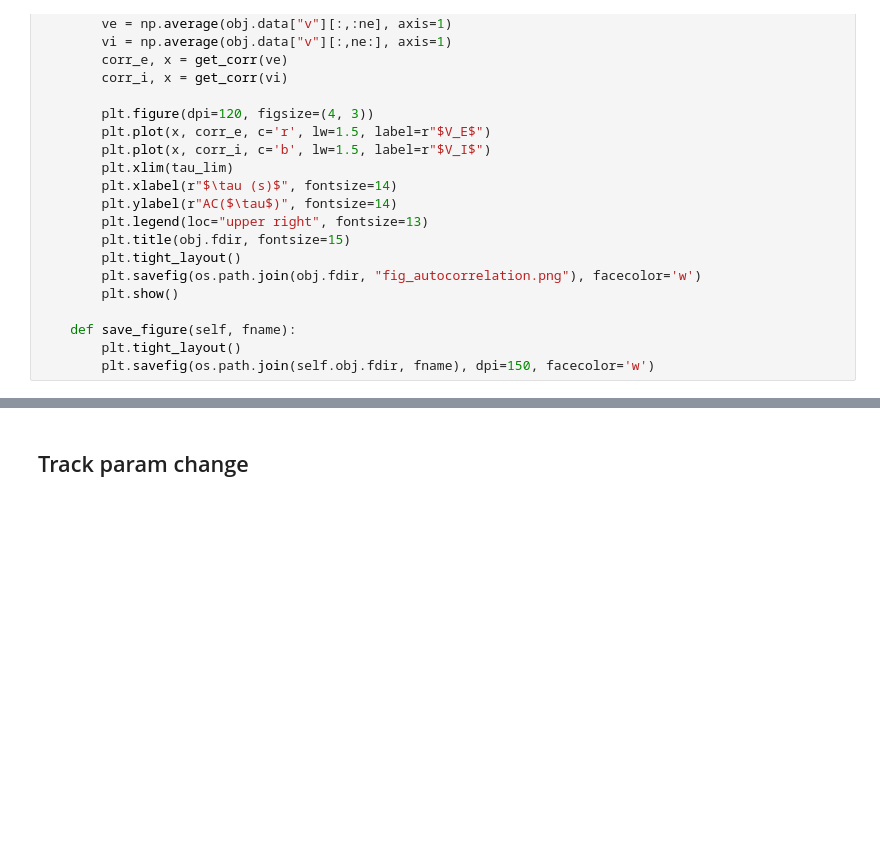
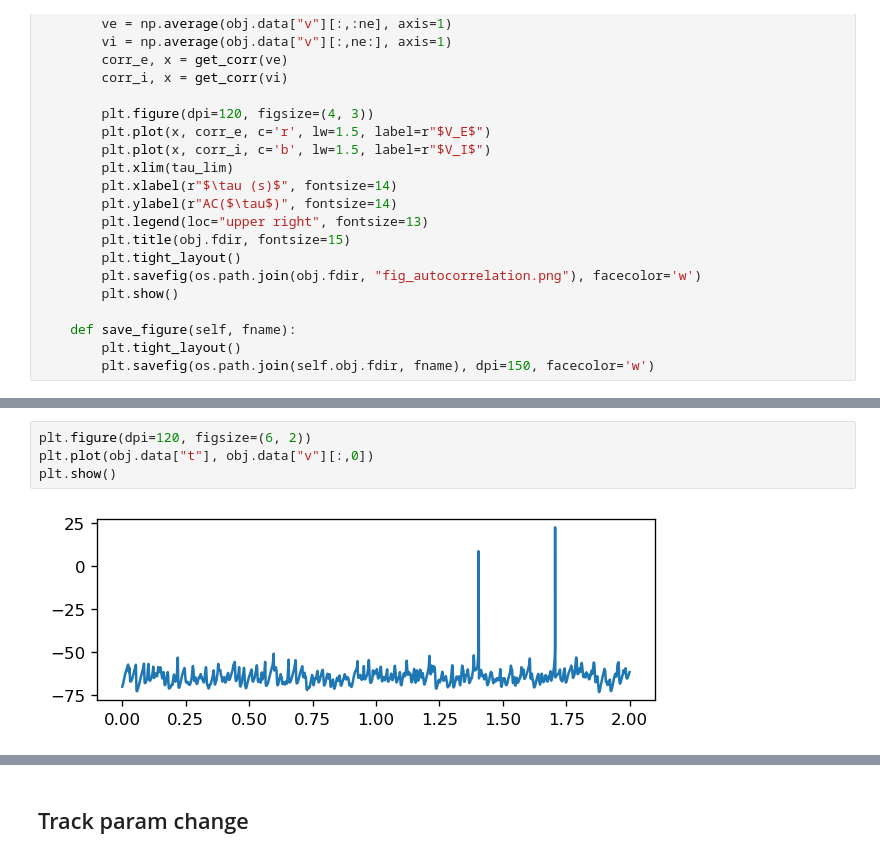
Before and after one commit to jyKim-97/hh_neuralnet, a Jupyter notebook: ei_wb_pop/view.ipynb, the cells around one changed output, grey strips where cells are left out. Drawn from its saved outputs; the diff is of its cells as text; blank space fills up the shorter version.

```diff
--- a/ei_wb_pop/view.ipynb
+++ b/ei_wb_pop/view.ipynb
@@ -229,0 +241,6 @@ visu.draw_ac(tau_lim=(-0.5, 0.5))
+# %%
+plt.figure(dpi=120, figsize=(6, 2))
+plt.plot(obj.data["t"], obj.data["v"][:,0])
+plt.show()
+# %% [output]
+[figure, added]
```
Also changed, not shown: parts of 13 cells of this notebook, 8 other files.
